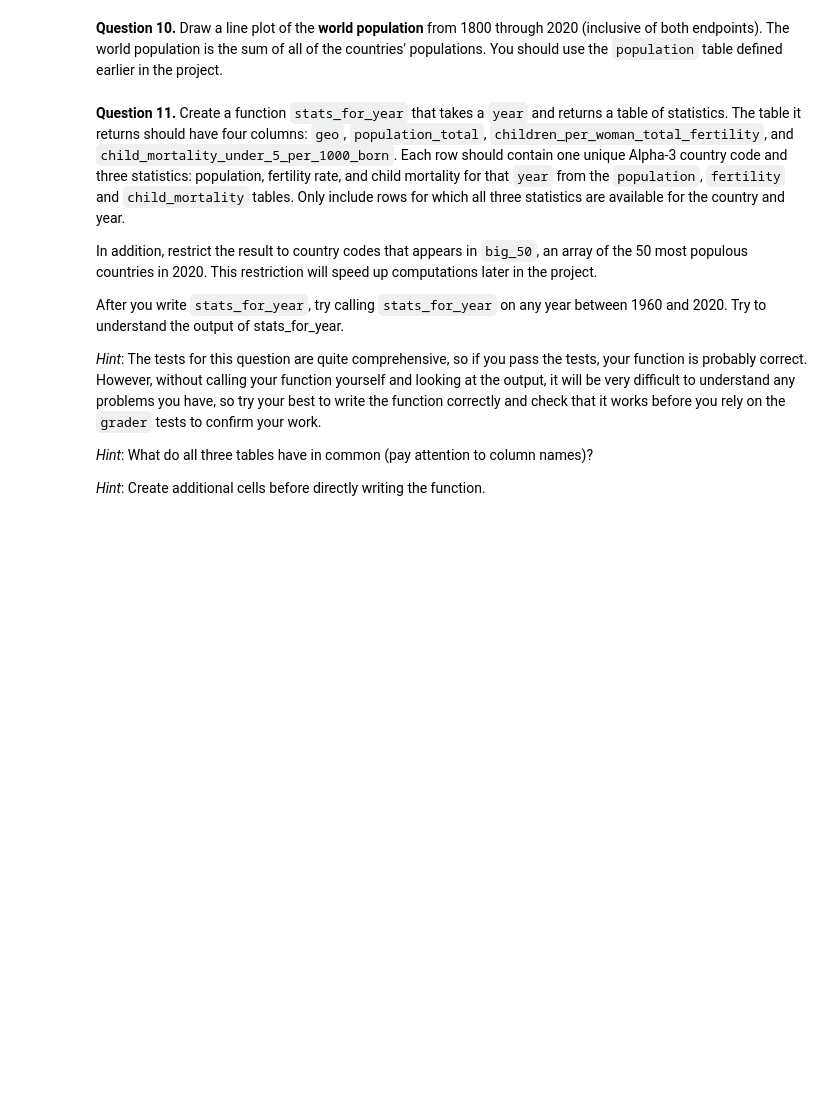
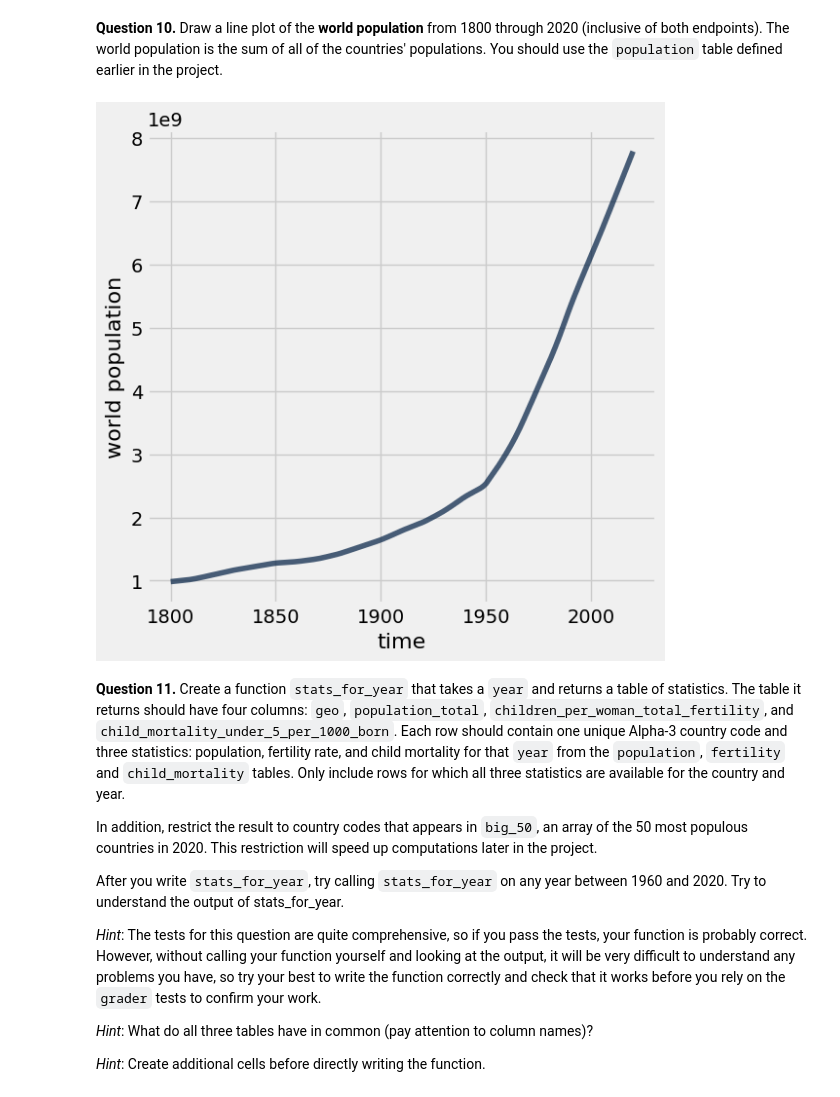
Before and after one commit to bencump/Intro_DataAnalytics, a Jupyter notebook: project1/project1.ipynb, the cells around one changed output. Saved outputs shown, nothing was run; the diff lists cells and outputs as text; code cells hidden in the pictures; blank space fills up the shorter version.

```diff
--- a/project1/project1.ipynb
+++ b/project1/project1.ipynb
@@ -320,3 +381,9 @@ grader.check("q1_9")
+# %%
+#Fill in code here
+total_population = population.group("time", np.sum).drop("geo sum").relabel("population_total sum", "world population")
+total_population.plot("time")
+# %% [output]
+[figure, added]
 # %% [markdown]
 <!-- END QUESTION -->
 
```
Also changed, not shown: parts of 24 cells of this notebook, 1 other file.
